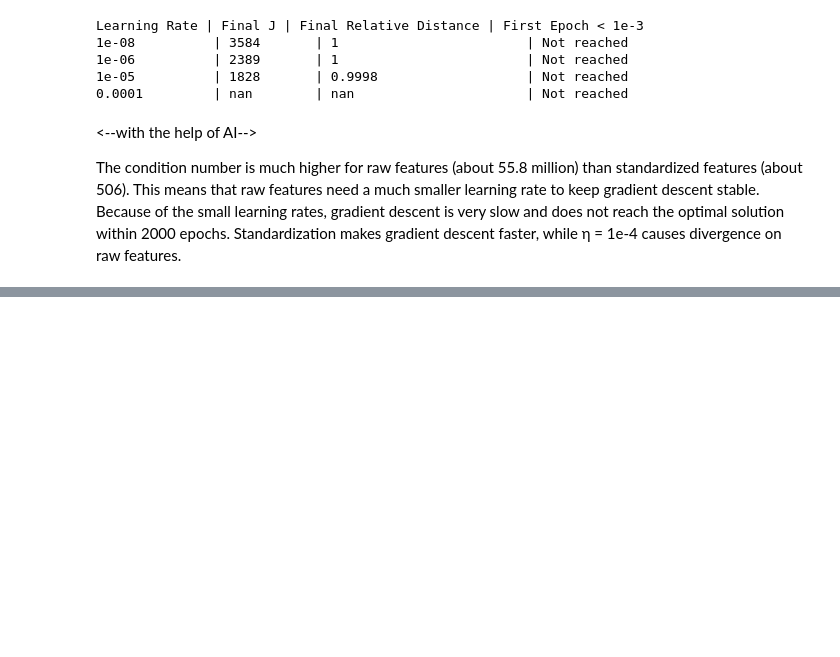
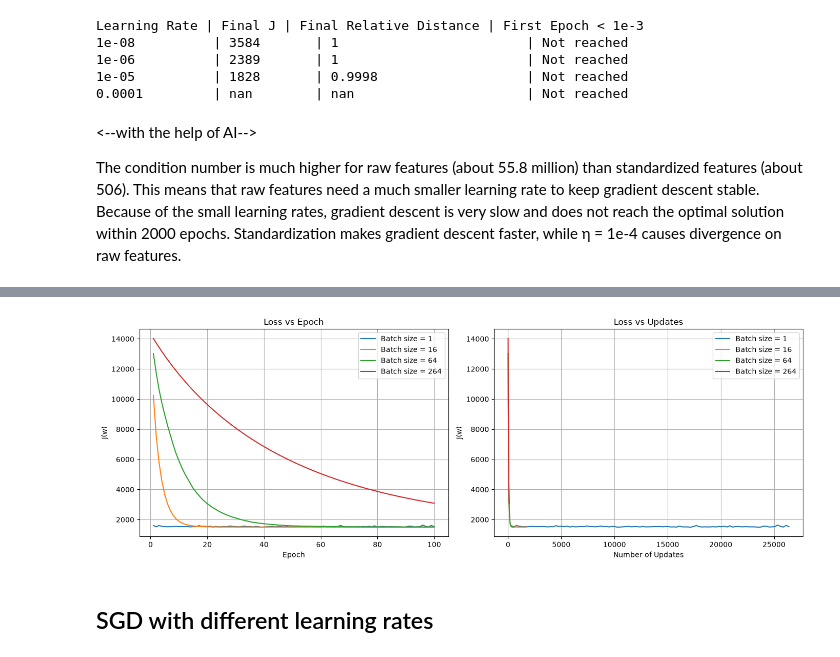
Before and after one commit to RodinaMohamed04/linear-models-and-svm, a Jupyter notebook: lab2.ipynb, the cells around one changed output, grey strips where cells are left out. Saved outputs shown, nothing was run; the diff lists cells and outputs as text; code cells hidden in the pictures; blank space fills up the shorter version.

```diff
--- a/lab2.ipynb
+++ b/lab2.ipynb
@@ -898,0 +1010,39 @@ The condition number is much higher for raw features (about 55.8 million) than s
+# %%
+
+fig, axes = plt.subplots(1, 2, figsize=(14, 5))
+
+for B in batch_sizes:
+
+    losses = batch_results[B]["losses"]
+    updates = batch_results[B]["updates"]
+
+    axes[0].plot(
+        np.arange(1, 101),
+        losses,
+        label=f"Batch size = {B}"
+    )
+
+    axes[1].plot(
+        updates,
+        losses,
+        label=f"Batch size = {B}"
+    )
+
+axes[0].set_xlabel("Epoch")
+axes[0].set_ylabel("J(w)")
+axes[0].set_title("Loss vs Epoch")
+axes[0].legend()
+axes[0].grid(True)
+
+axes[1].set_xlabel("Number of Updates")
+axes[1].set_ylabel("J(w)")
+axes[1].set_title("Loss vs Updates")
+axes[1].legend()
+axes[1].grid(True)
+
+plt.tight_layout()
+plt.show()
+# %% [output]
+[figure, added]
+# %% [markdown]
+## SGD with different learning rates
```
Also changed, not shown: parts of 9 cells of this notebook.
